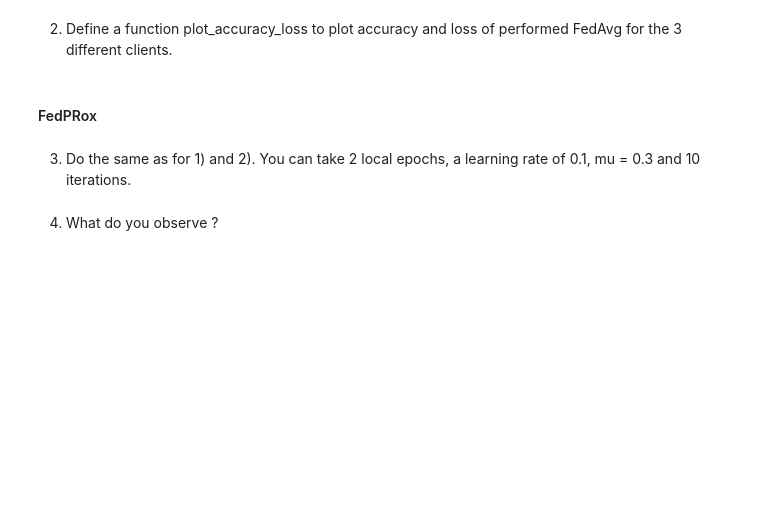
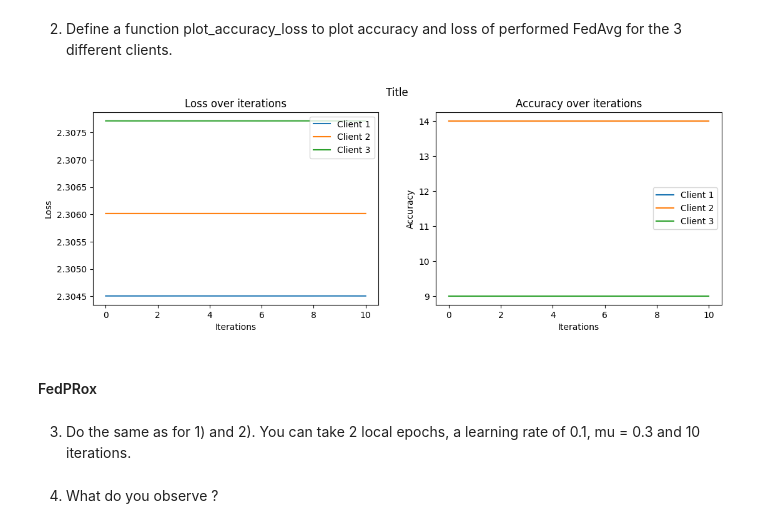
Before and after one commit to Ekliipce/Machine-Learning-for-Biomedical, a Jupyter notebook: federated_learning/Federated_Learning_etudiants.ipynb, the cells around one changed output. Cells and saved outputs as stored; diff of their text form; code cells hidden in the pictures; blank space fills up the shorter version.

```diff
--- a/federated_learning/Federated_Learning_etudiants.ipynb
+++ b/federated_learning/Federated_Learning_etudiants.ipynb
@@ -260,0 +249,7 @@ def difference_models_norm_2(model_1, model_2):
+# %%
+model_1 = CNN()
+model_2 = CNN()
+
+print(difference_models_norm_2(model_0, model_1))
+print(difference_models_norm_2(model_0, model_2))
+print(difference_models_norm_2(model_1, model_2))
@@ -417,11 +432,12 @@ def FedProx(model, training_sets:list, n_iter:int, testing_sets:list, mu=0,
 
         for k in range(K):
 
-            local_model=### TO DO ###
+            local_model = deepcopy(model)
             # Define optimizer for local_model, don't forget the learning rate !
-            local_optimizer=### TO DO ###
+            local_optimizer = torch.optim.Adam(local_model.parameters(), lr=lr)
             # compute local_loss by performing learning steps on the current model
-            local_loss= ### TO DO ###
+            local_loss = local_learning(local_model, mu, local_optimizer,
+                                        training_sets[k], epochs, loss_f)
 
             clients_losses.append(local_loss)
 
@@ -434,7 +450,7 @@ def FedProx(model, training_sets:list, n_iter:int, testing_sets:list, mu=0,
 
         #CREATE THE NEW GLOBAL MODEL
         # Create new global model by avering all locals models
-        model = ### To do ###
+        model = average_models(model, clients_params, weights)
         models_hist.append(clients_models)
 
         #COMPUTE THE LOSS/ACCURACY OF THE DIFFERENT CLIENTS WITH THE NEW MODEL
@@ -461,3 +477,6 @@ def FedProx(model, training_sets:list, n_iter:int, testing_sets:list, mu=0,
 #### Fed training with FedAvg
 # %% [markdown]
 1) With FedProx compute a FedAvg on iid data.
+# %%
+model, loss_hist, acc_hist = FedProx(model_1, mnist_iid_train,
+                                     10, mnist_iid_test)
@@ -469,3 +503,33 @@ def plot_acc_loss(title:str, loss_hist:list, acc_hist:list):
+# %%
+def plot_acc_loss(title:str, loss_hist:list, acc_hist:list):
+  iterations = range(1, len(loss_hist[0]) + 1)
+
+  fig, axs = plt.subplots(1, 2, figsize=(13, 4))
+  fig.suptitle(title)
+
+  # Plot loss
+  for i in range(len(loss_hist[-1])):
+      loss = [loss_hist[k][i] for k in range(len(loss_hist))]
+      axs[0].plot(loss, label=f'Client {i+1}')
+  axs[0].set_xlabel('Iterations')
+  axs[0].set_ylabel('Loss')
+  axs[0].legend()
+  axs[0].set_title('Loss over iterations')
+
+  # Plot accuracy
+  for i in range(len(acc_hist[-1])):
+      acc = [acc_hist[k][i] for k in range(len(loss_hist))]
+      axs[1].plot(acc, label=f'Client {i+1}')
+  axs[1].set_xlabel('Iterations')
+  axs[1].set_ylabel('Accuracy')
+  axs[1].legend()
+  axs[1].set_title('Accuracy over iterations')
+
+  plt.show()
+
+plot_acc_loss("Title", loss_hist, acc_hist)
+# %% [output]
+[figure, added]
 # %% [markdown]
 #### FedPRox
 # %% [markdown]
```
Also changed, not shown: parts of 14 cells of this notebook.
